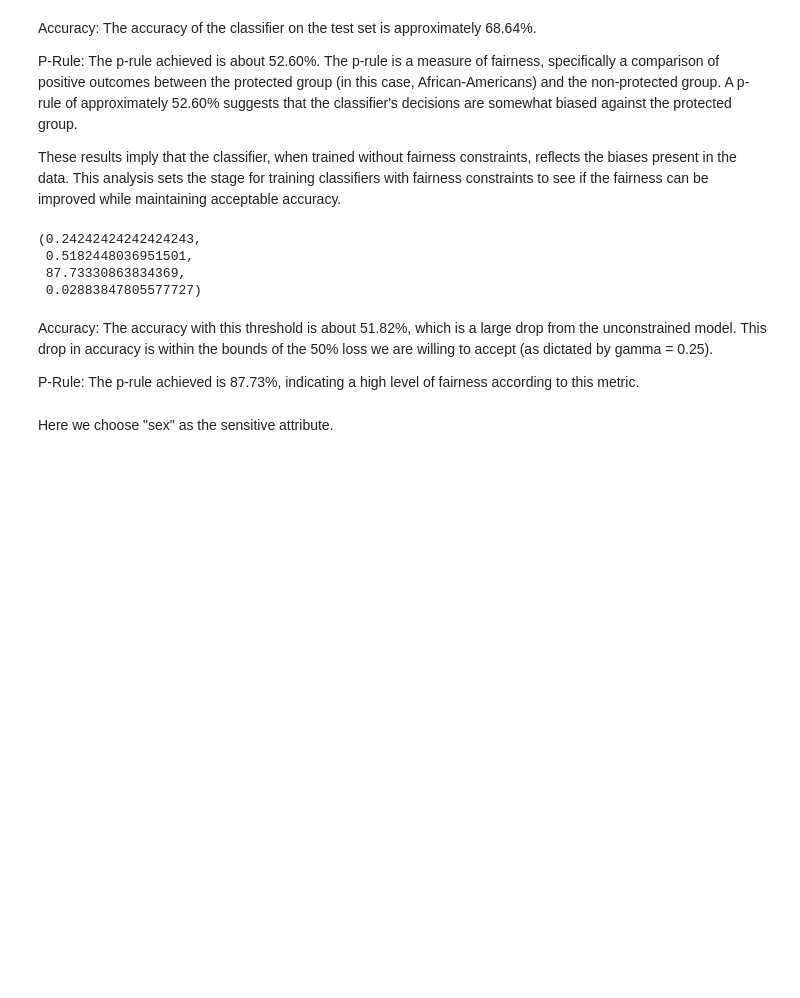
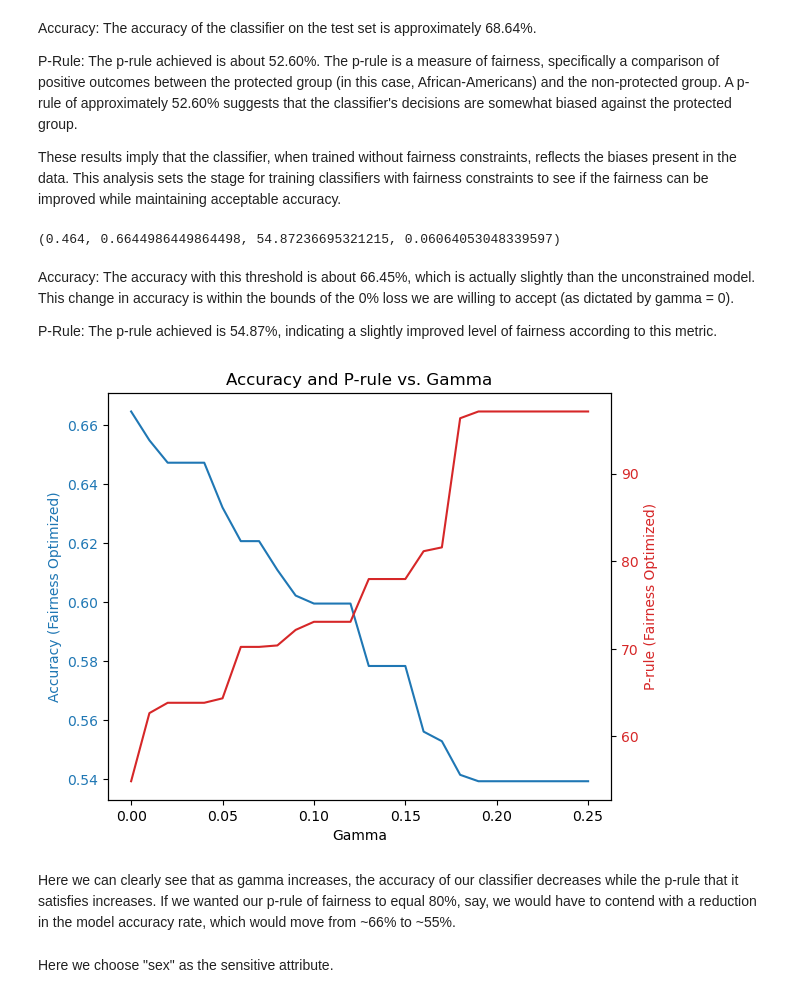
Before and after one commit to dtl2129/ADS-FALL2023-Project4-Machine-Learning-Fairness-Group5, a Jupyter notebook: doc/A3.ipynb, the cells around one changed output. Saved outputs shown, nothing was run; the diff lists cells and outputs as text; code cells hidden in the pictures; blank space fills up the shorter version.

Commit message:
Update A3.ipynb
Cleaned data  and altered regression to match A7. Iterated over gamma values. Produced graphic

```diff
--- a/doc/A3.ipynb
+++ b/doc/A3.ipynb
@@ -15,6 +6,10 @@ import numpy as np
 from sklearn.model_selection import train_test_split
 from sklearn.linear_model import LogisticRegression
 from sklearn.metrics import accuracy_score
+# %%
+compas_url = "https://raw.githubusercontent.com/propublica/compas-analysis/master/compas-scores-two-years.csv"
+
+data = pd.read_csv(compas_url)
 # %% [markdown]
 **Training an unconstrained classifier on the biased data**
 
@@ -72,14 +132,14 @@ P-Rule: The p-rule achieved is about 52.60%. The p-rule is a measure of fairness
 
 These results imply that the classifier, when trained without fairness constraints, reflects the biases present in the data. This analysis sets the stage for training classifiers with fairness constraints to see if the fairness can be improved while maintaining acceptable accuracy.
 # %%
-def optimize_fairness_with_accuracy_constraints(model, x_test, y_test, sensitive_attr_binary, gamma=0.25):
+def optimize_fairness_with_accuracy_constraints(model, x_test, y_test, sensitive_attr_binary, gamma=0):
     """
     Optimize fairness subject to accuracy constraints.
     Adjusts the decision threshold of the logistic regression model to balance fairness and accuracy.
     """
     initial_accuracy = accuracy_score(y_test, model.predict(x_test))
     target_accuracy = initial_accuracy * (1 - gamma)
-    thresholds = np.linspace(0, 1, 100)
+    thresholds = np.linspace(0, 1, 1001)
 
     best_threshold = 0.5  # Initial decision threshold
     best_p_rule = 0
@@ -116,25 +176,67 @@ def optimize_fairness_with_accuracy_constraints(model, x_test, y_test, sensitive
 
     return best_threshold, best_accuracy, best_p_rule, best_covariance
 
-# Extracting the binary sensitive attribute (1 for African-American, 0 for others)
-sensitive_attr_binary = (data_test[sensitive_attr] == 'African-American').astype(int)
+# Extracting the binary sensitive attribute (0 for African-American, 1 for white)
+sensitive_attr_binary = (data_test[sensitive_attr] == 0)
 
-# Optimizing fairness with accuracy constraint
-gamma_value = 0.25
+# Optimizing fairness with strict accuracy constraint
+gamma_value = 0
 best_threshold, acc_fairness_optimized, p_rule_fairness_optimized, covariance_fairness_optimized = optimize_fairness_with_accuracy_constraints(
     clf_unconstrained, x_test, y_test, sensitive_attr_binary, gamma=gamma_value
 )
 
 best_threshold, acc_fairness_optimized, p_rule_fairness_optimized, covariance_fairness_optimized
 # %% [output]
-(0.24242424242424243,
- 0.5182448036951501,
- 87.73330863834369,
- 0.02883847805577727)
+(0.464, 0.6644986449864498, 54.87236695321215, 0.06064053048339597)
 # %% [markdown]
-Accuracy: The accuracy with this threshold is about 51.82%, which is a large drop from the unconstrained model. This drop in accuracy is within the bounds of the 50% loss we are willing to accept (as dictated by gamma = 0.25).
+Accuracy: The accuracy with this threshold is about 66.45%, which is actually slightly than the unconstrained model. This change in accuracy is within the bounds of the 0% loss we are willing to accept (as dictated by gamma = 0).
 
-P-Rule: The p-rule achieved is 87.73%, indicating a high level of fairness according to this metric.
+P-Rule: The p-rule achieved is 54.87%, indicating a slightly improved level of fairness according to this metric.
+# %%
+results = []
+
+for gamma_value in np.arange(0, 0.26, 0.01):
+    best_threshold, acc_fairness_optimized, p_rule_fairness_optimized, covariance_fairness_optimized = optimize_fairness_with_accuracy_constraints(
+        clf_unconstrained, x_test, y_test, sensitive_attr_binary, gamma=gamma_value
+    )
+
+    result_dict = {
+        'gamma': gamma_value,
+        'best_threshold': best_threshold,
+        'acc_fairness_optimized': acc_fairness_optimized,
+        'p_rule_fairness_optimized': p_rule_fairness_optimized,
+        'covariance_fairness_optimized': covariance_fairness_optimized
+    }
+
+    results.append(result_dict)
+# %%
+import matplotlib.pyplot as plt
+
+# Extract values for plotting
+gammas = [result['gamma'] for result in results]
+acc_fairness_optimized_values = [result['acc_fairness_optimized'] for result in results]
+p_rule_fairness_optimized_values = [result['p_rule_fairness_optimized'] for result in results]
+
+# Plotting
+fig, ax1 = plt.subplots()
+
+ax1.set_xlabel('Gamma')
+ax1.set_ylabel('Accuracy (Fairness Optimized)', color='tab:blue')
+ax1.plot(gammas, acc_fairness_optimized_values, color='tab:blue')
+ax1.tick_params(axis='y', labelcolor='tab:blue')
+
+ax2 = ax1.twinx()
+ax2.set_ylabel('P-rule (Fairness Optimized)', color='tab:red')
+ax2.plot(gammas, p_rule_fairness_optimized_values, color='tab:red')
+ax2.tick_params(axis='y', labelcolor='tab:red')
+
+fig.tight_layout()
+plt.title('Accuracy and P-rule vs. Gamma')
+plt.show()
+# %% [output]
+[figure, added]
+# %% [markdown]
+Here we can clearly see that as gamma increases, the accuracy of our classifier decreases while the p-rule that it satisfies increases. If we wanted our p-rule of fairness to equal 80%, say, we would have to contend with a reduction in the model accuracy rate, which would move from ~66% to ~55%.
 # %% [markdown]
 Here we choose "sex" as the sensitive attribute.
 # %%
```
Also changed, not shown: parts of 4 cells of this notebook.
